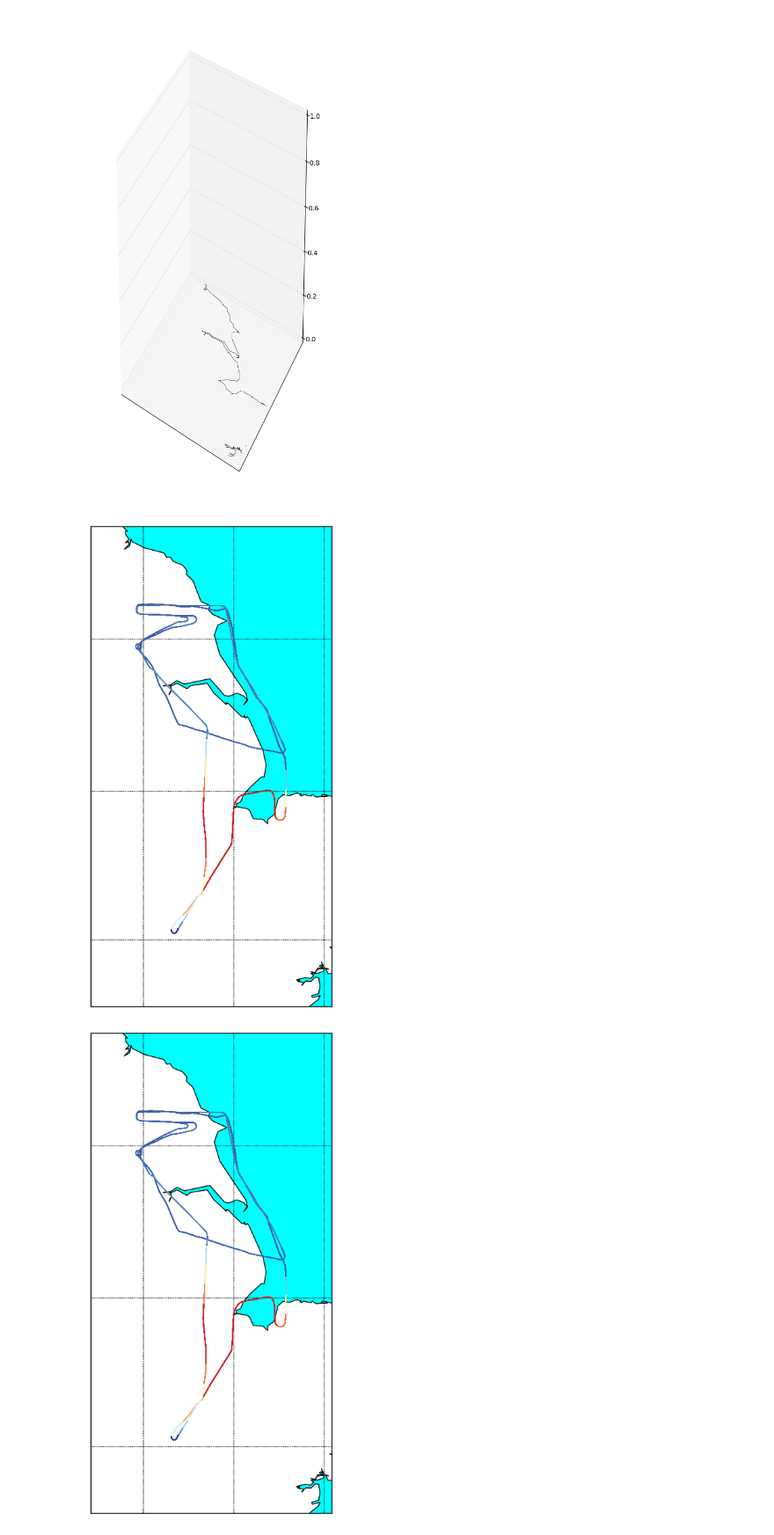
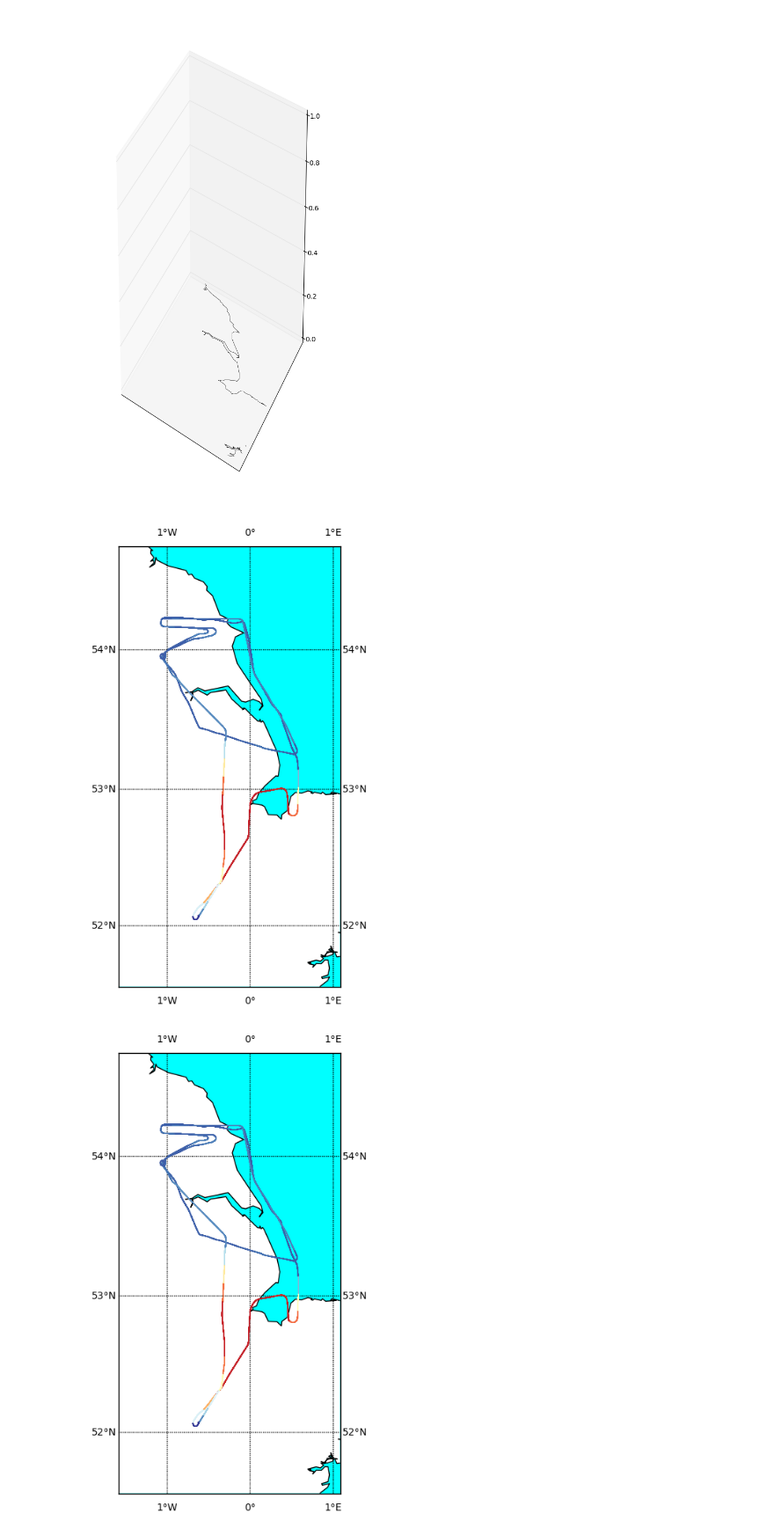
Before and after one commit to hannahannahannah/netcdf_project, a Jupyter notebook: day3-hack-day.ipynb, the cells around one changed output. Shown: that part at 88% size. Drawn from its saved outputs; the diff is of its cells as text; code cells hidden in the pictures.

```diff
--- a/day3-hack-day.ipynb
+++ b/day3-hack-day.ipynb
@@ -290,37 +290,35 @@ min_lon = np.nanmin(lon)
 
 max_lat = max_lat +0.5
 min_lat = min_lat -0.5
 max_lon = max_lon +0.5
 min_lon = min_lon -0.5
 max_alt =(np.nanmax(alt))
 print(np.nanmin(alt))
 
-fig=plt.figure(figsize=(14, 10), dpi= 200, facecolor='w', edgecolor='k')
+fig=plt.figure(figsize=(12, 8), dpi= 200, facecolor='w', edgecolor='k')
 m = Basemap(llcrnrlon=min_lon,llcrnrlat=min_lat,urcrnrlon=max_lon,urcrnrlat=max_lat, resolution='i', projection='merc', lat_0 = 40., lon_0 = -80)
 m.drawcoastlines()
 m.drawmapboundary(fill_color='aqua')
 # fill continents, set lake color same as ocean color.
 m.fillcontinents(color='white',lake_color='aqua')
-m.drawparallels(np.arange(50.,58.,1.))
-m.drawmeridians(np.arange(-2.,2.,1.))
+m.drawparallels(np.arange(50.,58.,1.),labels=[True,True,True,True])
+m.drawmeridians(np.arange(-2.,2.,1.),labels=[True,True,True,True])
 
 #airfield_lon = lon_f[1]
 #airfield_lat = lat_f[1]
 #x,y = map(airfield_lon, airfield_lat)
 #map.plot(x, y, 'bo', markersize=24)
 
 time_spacer = np.linspace(1,25007,200)
 counter = 0
 for i in range(100,199):
-    #counter = counter + (1/(99-45))
     get = time_spacer[i]
     get2 = time_spacer[i+1]
     x, y = m(lon,lat)
     alt_color = alt[get]/np.nanmax(alt)
     pl.plot(x[get:get2],y[get:get2],color=plt.cm.RdYlBu(1-alt_color))
     display.clear_output(wait=True)
     display.display(pl.gcf())
-    #time.sleep(0.01)
 # %% [output]
-[figure, old version]
+[figure, new version]
-[figure, old version]
+[figure, new version]
```
